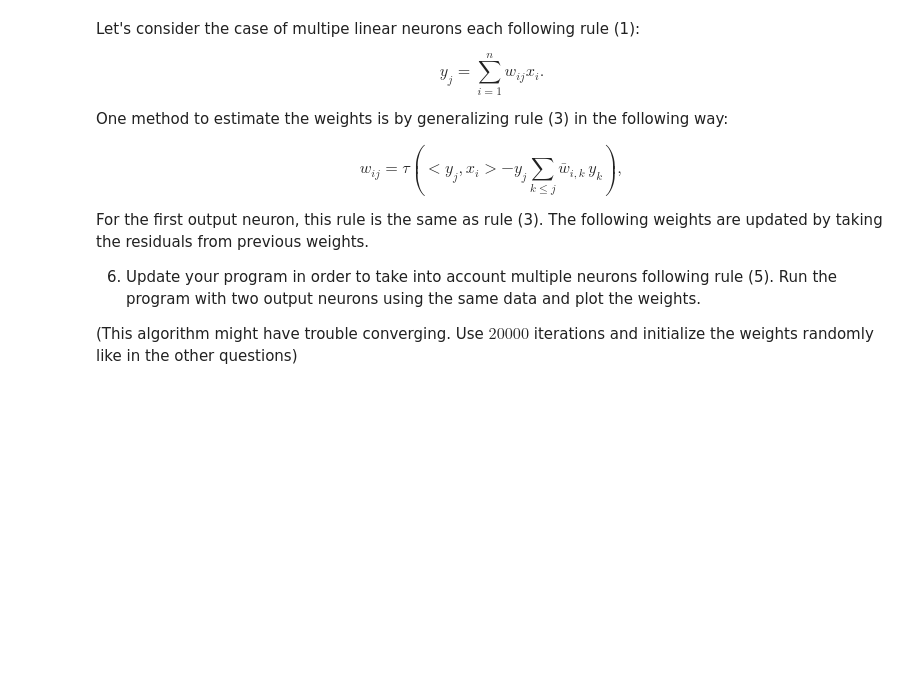
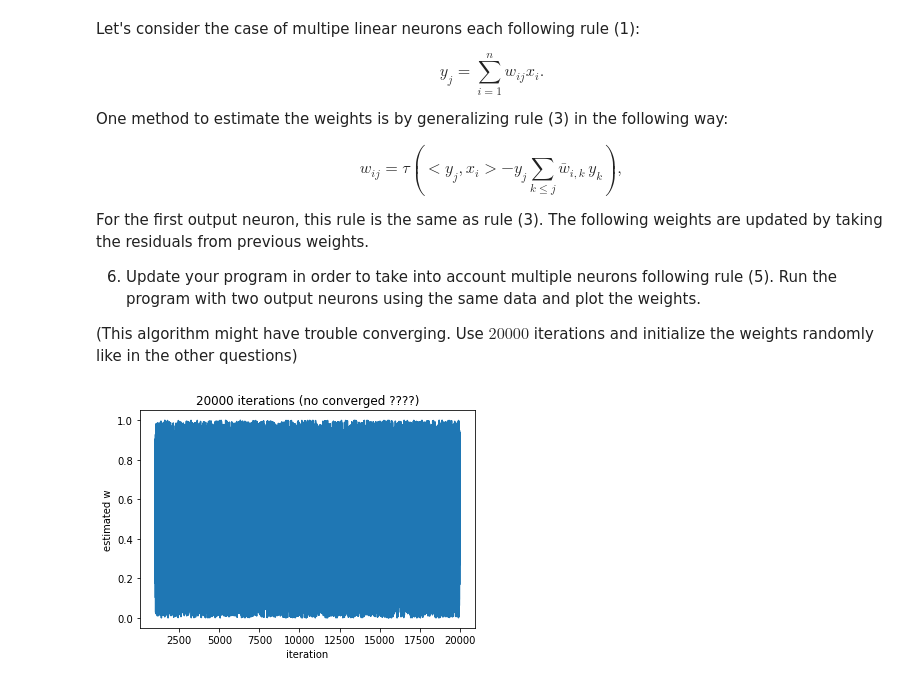
Before and after one commit to Jingkang1020/Jingkang1020, a Jupyter notebook: Unsupervised_Learning_Assignment.ipynb, the cells around one changed output. Saved outputs shown, nothing was run; the diff lists cells and outputs as text; code cells hidden in the pictures; blank space fills up the shorter version.

```diff
--- a/Unsupervised_Learning_Assignment.ipynb
+++ b/Unsupervised_Learning_Assignment.ipynb
@@ -221,2 +223,13 @@ def W_estimater_final(nb_samples,lrate,m):
     return w
+# %%
+nb_samples = 20000
+wf = W_estimater_final(nb_samples,lrate,m)
+
+plt.plot(wf[:,1,0])
+plt.xlabel("iteration")
+plt.ylabel("estimated w")
+plt.title('20000 iterations (no converged ????)')
+plt.show()
+# %% [output]
+[figure, added]
 # %%
```
Also changed, not shown: parts of 2 cells of this notebook.
